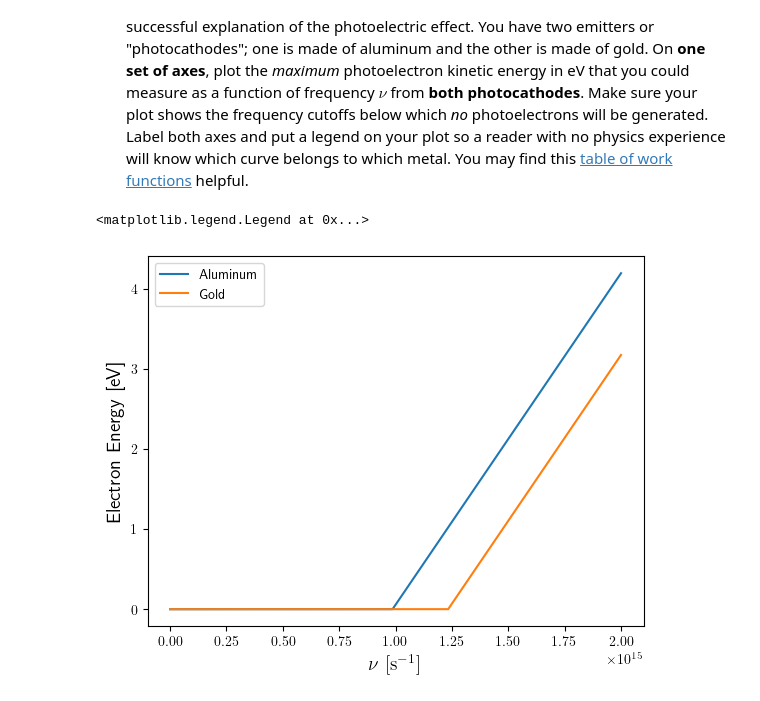
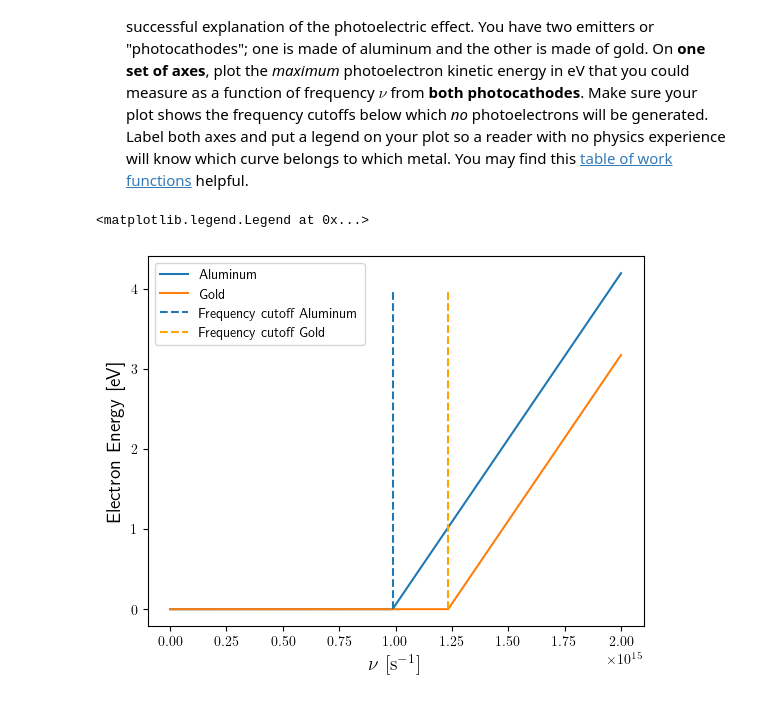
Before and after one commit to CBrown345/PHYS309, a Jupyter notebook: assignment3_spring2025.ipynb, the cells around one changed output. Saved outputs shown, nothing was run; the diff lists cells and outputs as text; code cells hidden in the pictures.

```diff
--- a/assignment3_spring2025.ipynb
+++ b/assignment3_spring2025.ipynb
@@ -120,15 +120,17 @@ A note about units: recall from PHYS 208/245 that 1 Volt = 1 Joule/Coulomb. Elec
 # %%
 def E(nu, E_0):
     h = (constants.h / constants.elementary_charge)
     return np.where(nu * h <= E_0, 0,h * nu - E_0)
 arr_nu= np.linspace(0,2.e15,10000)
 E_aluminum = []
 E_gold = []
 plt.plot(arr_nu, E(arr_nu, 4.08),label = r"Aluminum")
 plt.plot(arr_nu, E(arr_nu, 5.1), label = r"Gold")
 plt.xlabel(r"$\nu \ [\rm s^{-1}]$", fontsize = 14)
 plt.ylabel(r"Electron Energy [eV]", fontsize = 14)
+plt.vlines([4.08 / (constants.h / constants.elementary_charge)], [0],[4], label=r"Frequency cutoff Aluminum", linestyles="--")
+plt.vlines([5.1 / (constants.h / constants.elementary_charge)], [0],[4], label=r"Frequency cutoff Gold", linestyles="--", colors="Orange")
 plt.legend()
 # %% [output]
 <matplotlib.legend.Legend at 0x...>
-[figure, old version]
+[figure, new version]
```
